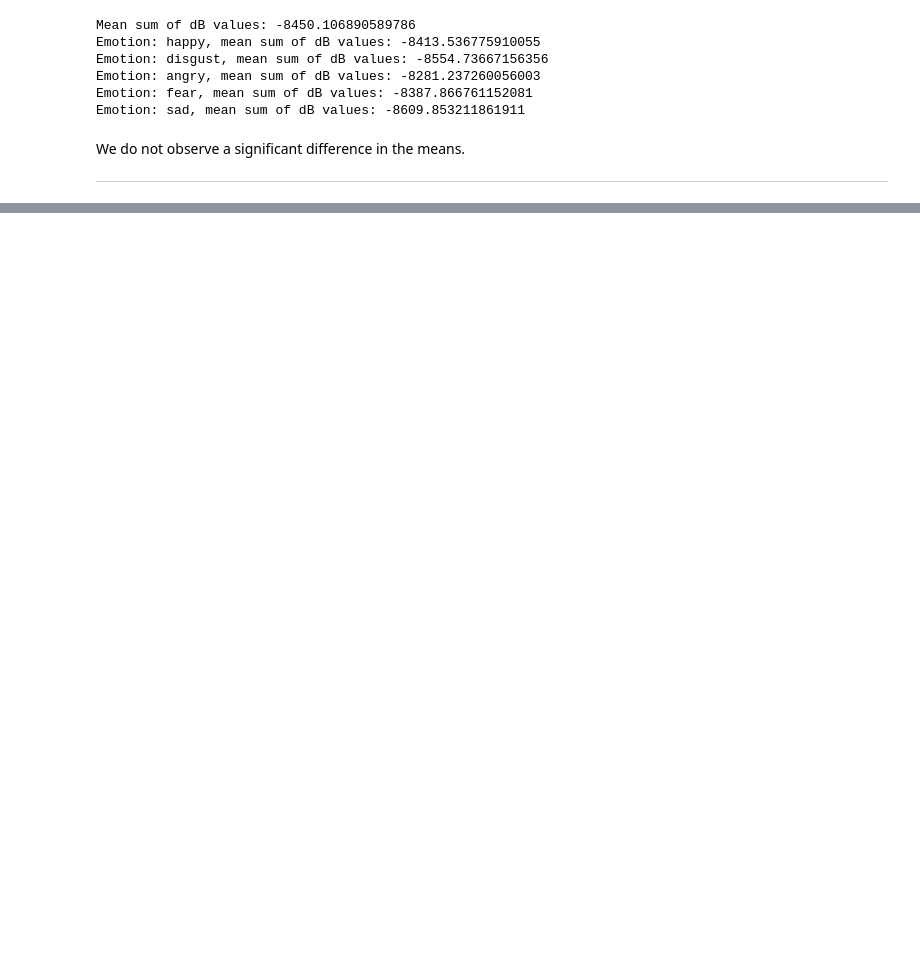
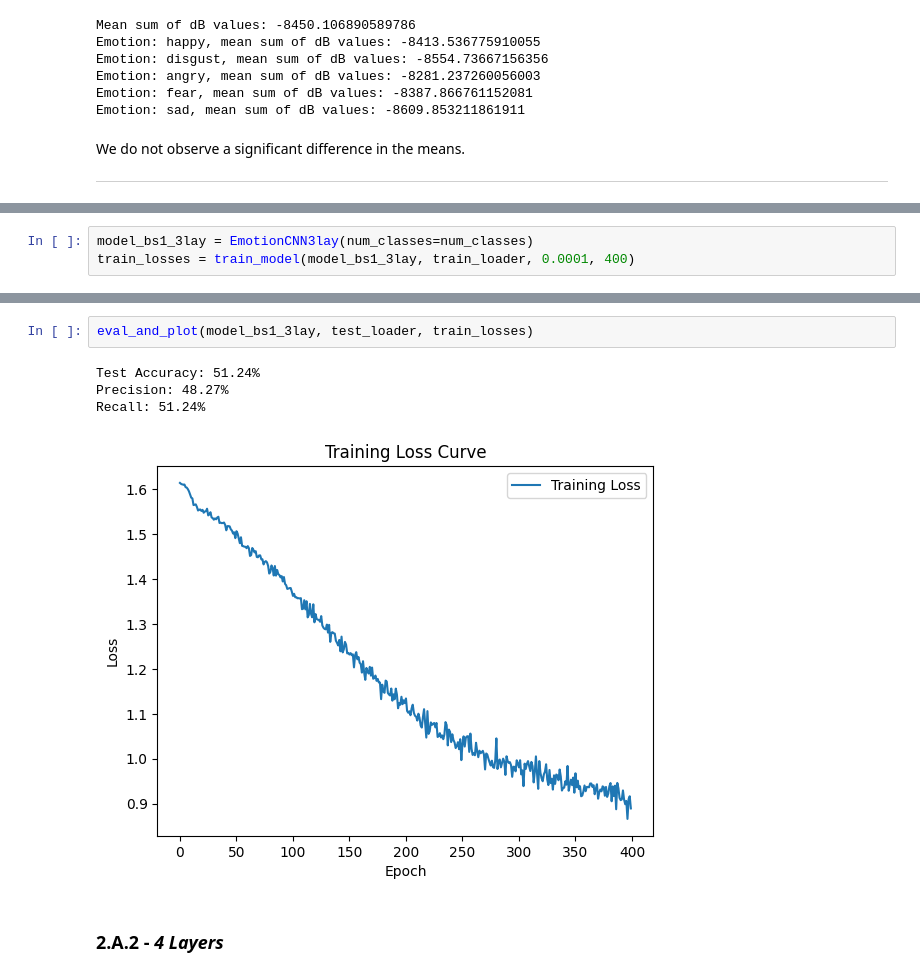
Before and after one commit to SigurdST/emotion_recognition, a Jupyter notebook: notebook.ipynb, the cells around one changed output, grey strips where cells are left out. Saved outputs shown, nothing was run; the diff lists cells and outputs as text; blank space fills up the shorter version.

```diff
--- a/notebook.ipynb
+++ b/notebook.ipynb
@@ -498,0 +555,3 @@ plt.show()
+# %%
+model_bs1_3lay = EmotionCNN3lay(num_classes=num_classes)
+train_losses = train_model(model_bs1_3lay, train_loader, 0.0001, 400)
@@ -498,0 +576,9 @@ plt.show()
+# %%
+eval_and_plot(model_bs1_3lay, test_loader, train_losses)
+# %% [output]
+Test Accuracy: 51.24%
+Precision: 48.27%
+Recall: 51.24%
+[figure, added]
+# %% [markdown]
+### 2.A.2 - *4 Layers*
```
Also changed, not shown: parts of 55 cells of this notebook, 1 other file.
